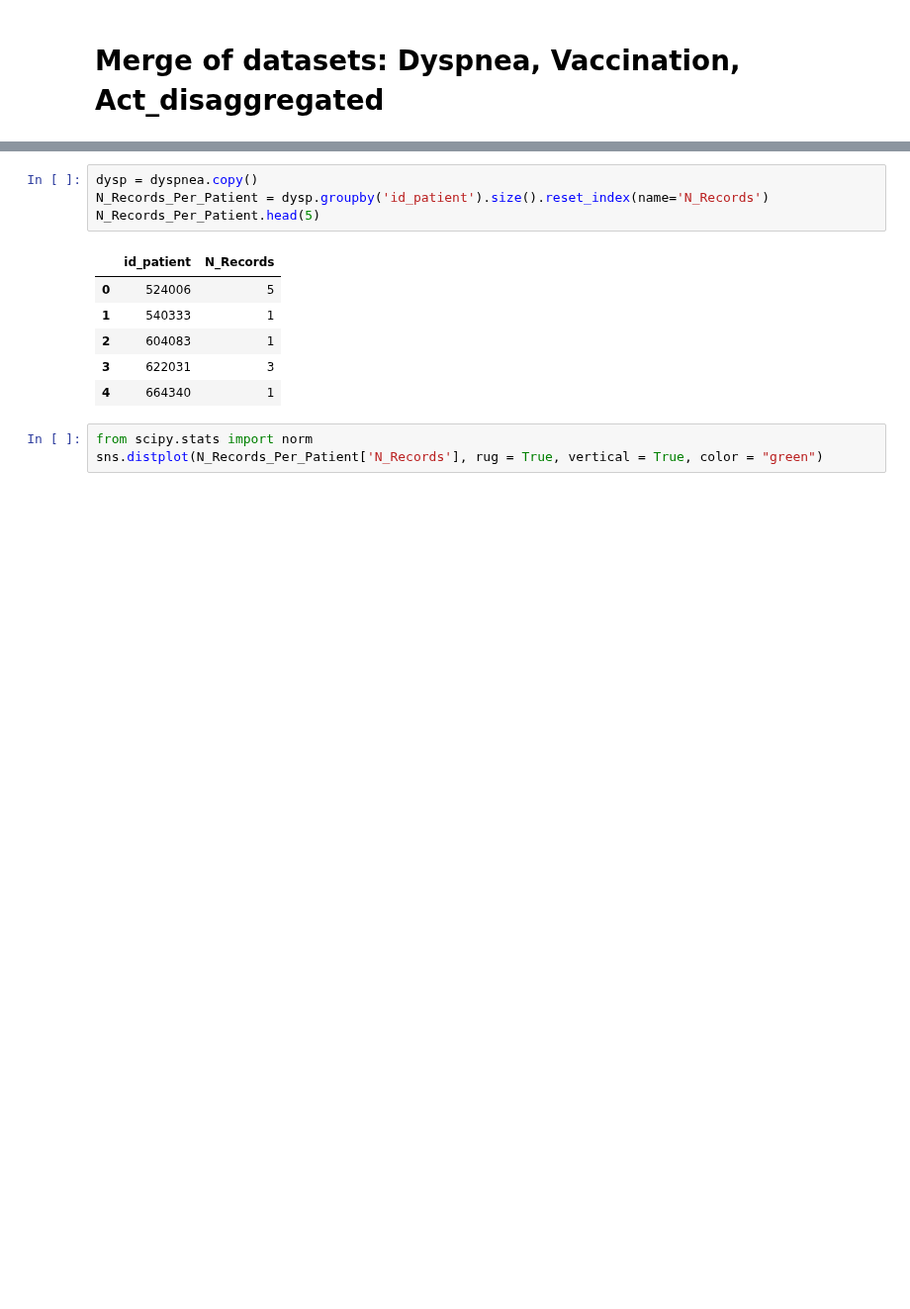
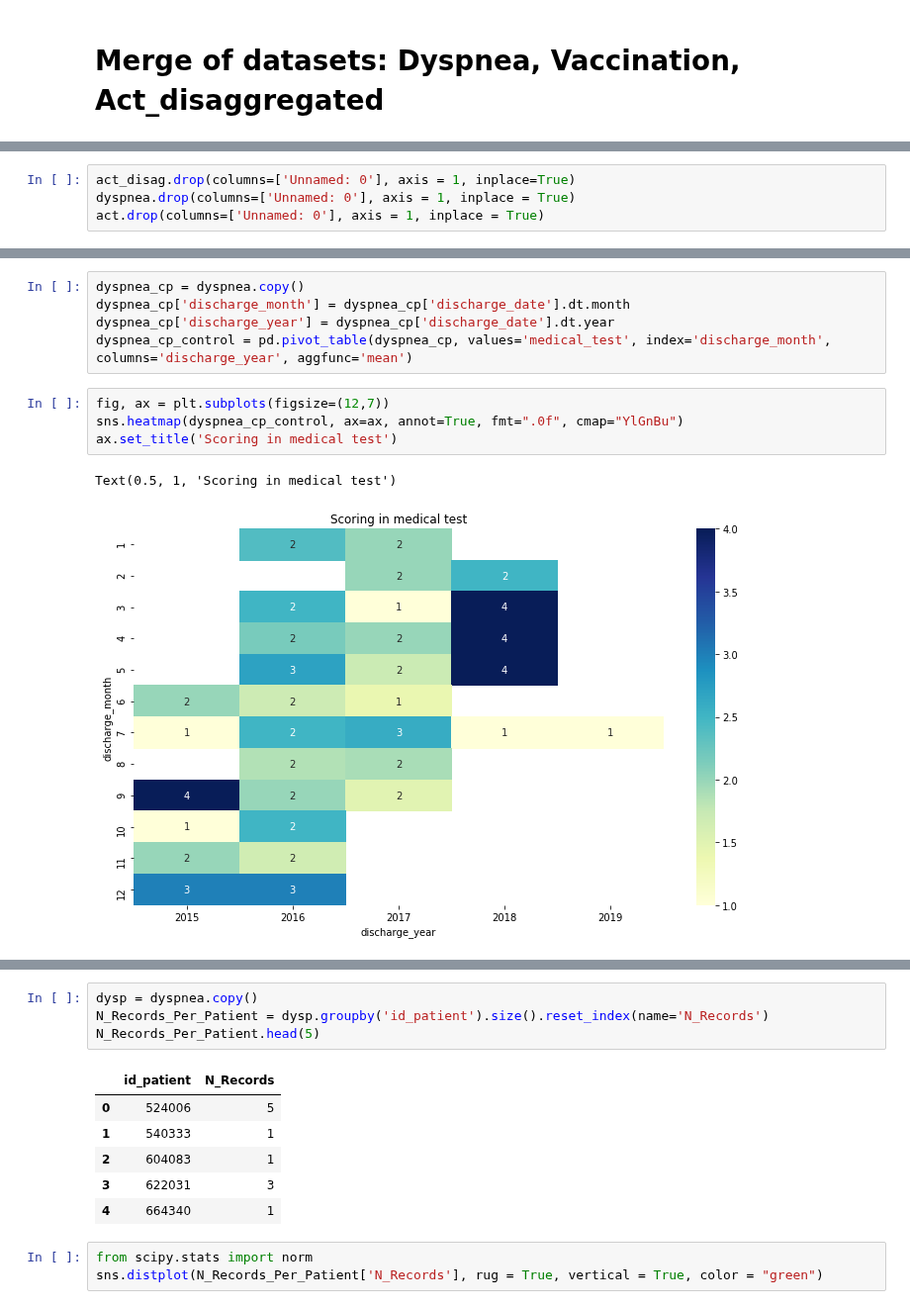
Before and after one commit to DS4A-T22/exploratory_data_analysis, a Jupyter notebook: Merge_Dyspnea_ACT-Dis_Vacc.ipynb, the cells around one changed output, grey strips where cells are left out. Shown at 99% size. Drawn from its saved outputs; the diff is of its cells as text; blank space fills up the shorter version.

```diff
--- a/Merge_Dyspnea_ACT-Dis_Vacc.ipynb
+++ b/Merge_Dyspnea_ACT-Dis_Vacc.ipynb
@@ -21,0 +23,4 @@ FileNotFoundError: [Errno 2] File ../data/cleansed/Adher.csv does not exist: '..
+# %%
+act_disag.drop(columns=['Unnamed: 0'], axis = 1, inplace=True)
+dyspnea.drop(columns=['Unnamed: 0'], axis = 1, inplace = True)
+act.drop(columns=['Unnamed: 0'], axis = 1, inplace = True)
@@ -22,3 +52,15 @@ FileNotFoundError: [Errno 2] File ../data/cleansed/Adher.csv does not exist: '..
+# %%
+dyspnea_cp = dyspnea.copy()
+dyspnea_cp['discharge_month'] = dyspnea_cp['discharge_date'].dt.month
+dyspnea_cp['discharge_year'] = dyspnea_cp['discharge_date'].dt.year
+dyspnea_cp_control = pd.pivot_table(dyspnea_cp, values='medical_test', index='discharge_month', columns='discharge_year', aggfunc='mean')
+# %%
+fig, ax = plt.subplots(figsize=(12,7))
+sns.heatmap(dyspnea_cp_control, ax=ax, annot=True, fmt=".0f", cmap="YlGnBu")
+ax.set_title('Scoring in medical test')
+# %% [output]
+Text(0.5, 1, 'Scoring in medical test')
+[figure, added]
 # %%
 adherence_change.dtypes
 # %% [output]
```
Also changed, not shown: parts of 23 cells of this notebook, 4 other files.
